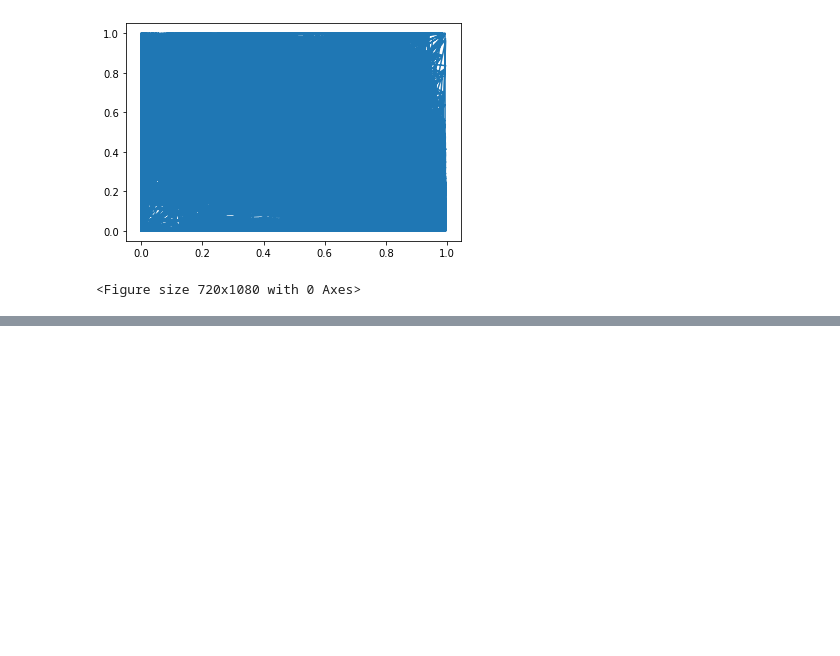
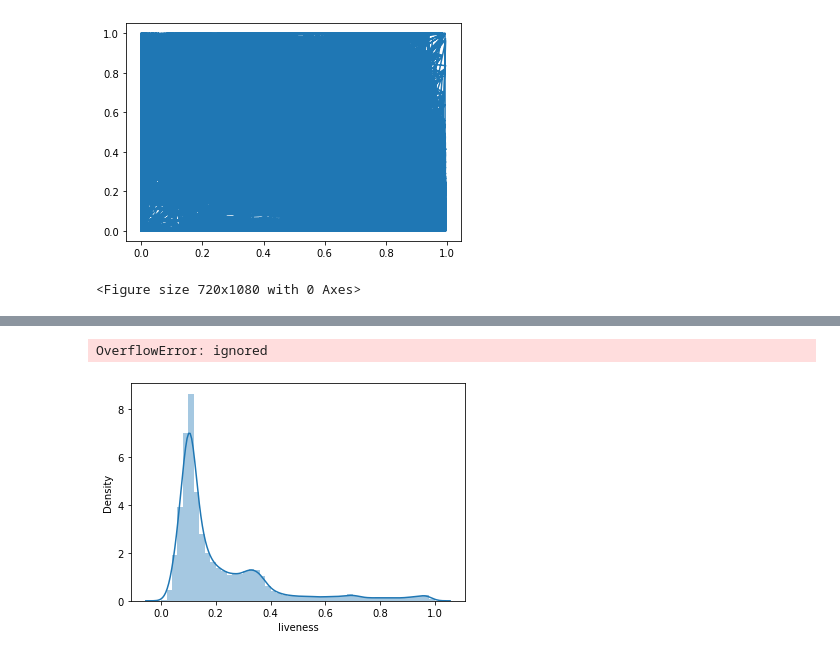
Before and after one commit to abhi-11nav/Spotify-data-Analysis, a Jupyter notebook: Spotify_Music_Analysis.ipynb, the cells around one changed output, grey strips where cells are left out. Cells and saved outputs as stored; diff of their text form; code cells hidden in the pictures; blank space fills up the shorter version.

```diff
--- a/Spotify_Music_Analysis.ipynb
+++ b/Spotify_Music_Analysis.ipynb
@@ -321,0 +355,5 @@ sns.scatter(data[][:10000],data[][:10000], hue=data["popular"])
+# %%
+sns.distplot(data["liveness"])
+# %% [output]
+OverflowError: ignored
+[figure, added]
```
Also changed, not shown: parts of 13 cells of this notebook.
